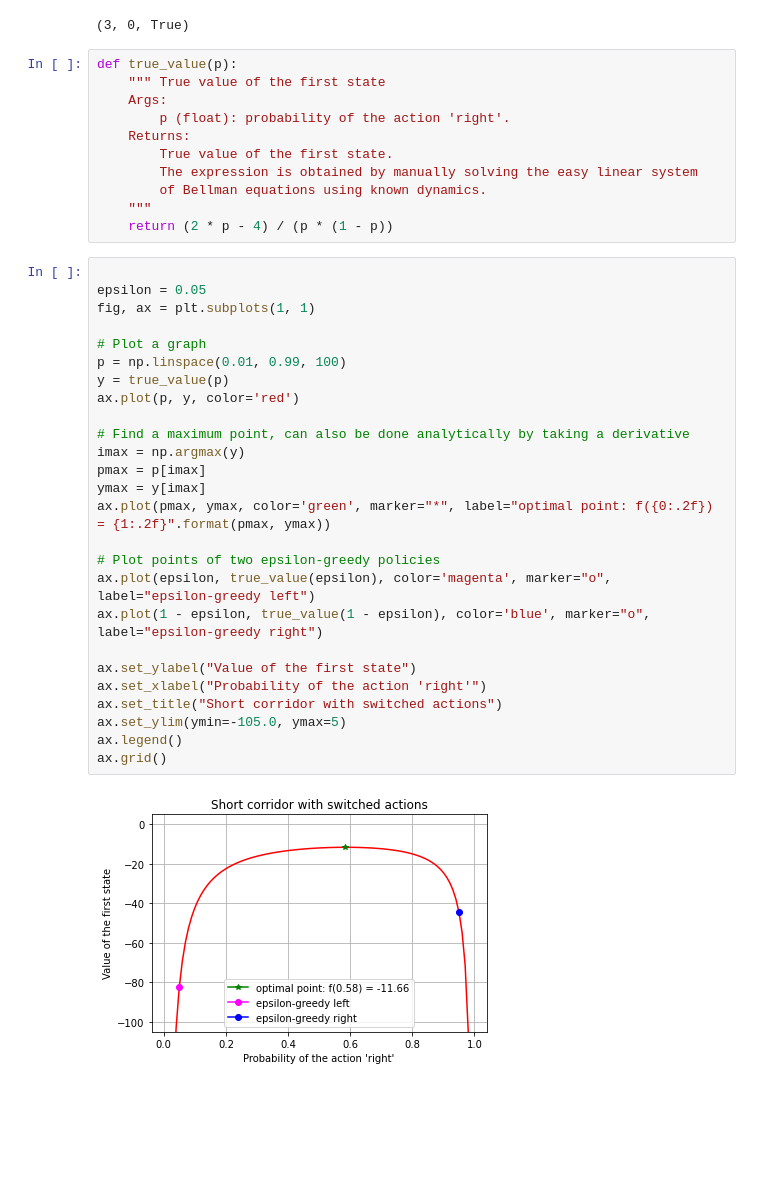
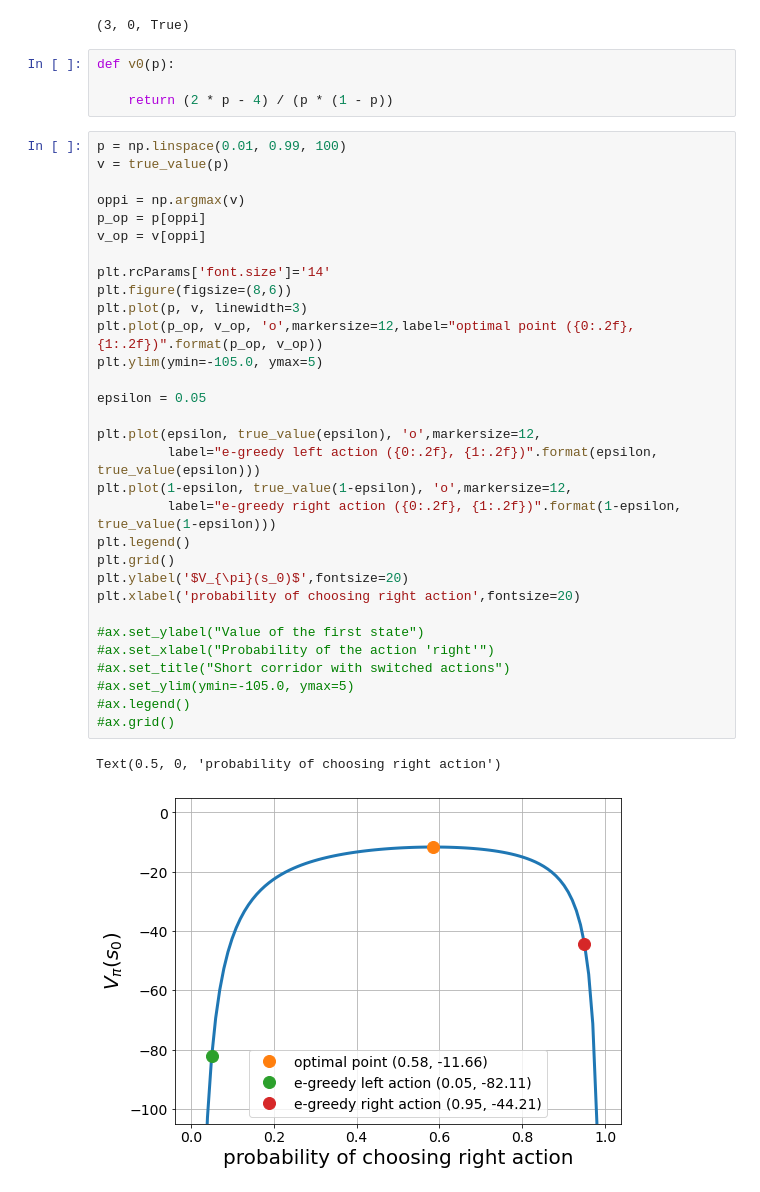
Before and after one commit to ha5ha6/judy_blog, a Jupyter notebook: _notebooks/short_corridor.ipynb, the cells around one changed output. Cells and saved outputs as stored; diff of their text form; blank space fills up the shorter version.

```diff
--- a/_notebooks/short_corridor.ipynb
+++ b/_notebooks/short_corridor.ipynb
@@ -51,41 +51,40 @@ step(2,1)
 # %% [output]
 (3, 0, True)
 # %%
-def true_value(p):
-    """ True value of the first state
-    Args:
-        p (float): probability of the action 'right'.
-    Returns:
-        True value of the first state.
-        The expression is obtained by manually solving the easy linear system
-        of Bellman equations using known dynamics.
-    """
+def v0(p):
+
     return (2 * p - 4) / (p * (1 - p))
 # %%
+p = np.linspace(0.01, 0.99, 100)
+v = true_value(p)
+
+oppi = np.argmax(v)
+p_op = p[oppi]
+v_op = v[oppi]
+
+plt.rcParams['font.size']='14'
+plt.figure(figsize=(8,6))
+plt.plot(p, v, linewidth=3)
+plt.plot(p_op, v_op, 'o',markersize=12,label="optimal point ({0:.2f}, {1:.2f})".format(p_op, v_op))
+plt.ylim(ymin=-105.0, ymax=5)
 
 epsilon = 0.05
-fig, ax = plt.subplots(1, 1)
 
-# Plot a graph
-p = np.linspace(0.01, 0.99, 100)
-y = true_value(p)
-ax.plot(p, y, color='red')
+plt.plot(epsilon, true_value(epsilon), 'o',markersize=12,
+         label="e-greedy left action ({0:.2f}, {1:.2f})".format(epsilon, true_value(epsilon)))
+plt.plot(1-epsilon, true_value(1-epsilon), 'o',markersize=12,
+         label="e-greedy right action ({0:.2f}, {1:.2f})".format(1-epsilon, true_value(1-epsilon)))
+plt.legend()
+plt.grid()
+plt.ylabel('$V_{\pi}(s_0)$',fontsize=20)
+plt.xlabel('probability of choosing right action',fontsize=20)
 
-# Find a maximum point, can also be done analytically by taking a derivative
-imax = np.argmax(y)
-pmax = p[imax]
-ymax = y[imax]
-ax.plot(pmax, ymax, color='green', marker="*", label="optimal point: f({0:.2f}) = {1:.2f}".format(pmax, ymax))
-
-# Plot points of two epsilon-greedy policies
-ax.plot(epsilon, true_value(epsilon), color='magenta', marker="o", label="epsilon-greedy left")
-ax.plot(1 - epsilon, true_value(1 - epsilon), color='blue', marker="o", label="epsilon-greedy right")
-
-ax.set_ylabel("Value of the first state")
-ax.set_xlabel("Probability of the action 'right'")
-ax.set_title("Short corridor with switched actions")
-ax.set_ylim(ymin=-105.0, ymax=5)
-ax.legend()
-ax.grid()
+#ax.set_ylabel("Value of the first state")
+#ax.set_xlabel("Probability of the action 'right'")
+#ax.set_title("Short corridor with switched actions")
+#ax.set_ylim(ymin=-105.0, ymax=5)
+#ax.legend()
+#ax.grid()
 # %% [output]
+Text(0.5, 0, 'probability of choosing right action')
-[figure, old version]
+[figure, new version]
```
Also changed, not shown: parts of 1 cell of this notebook, 2 other files.
